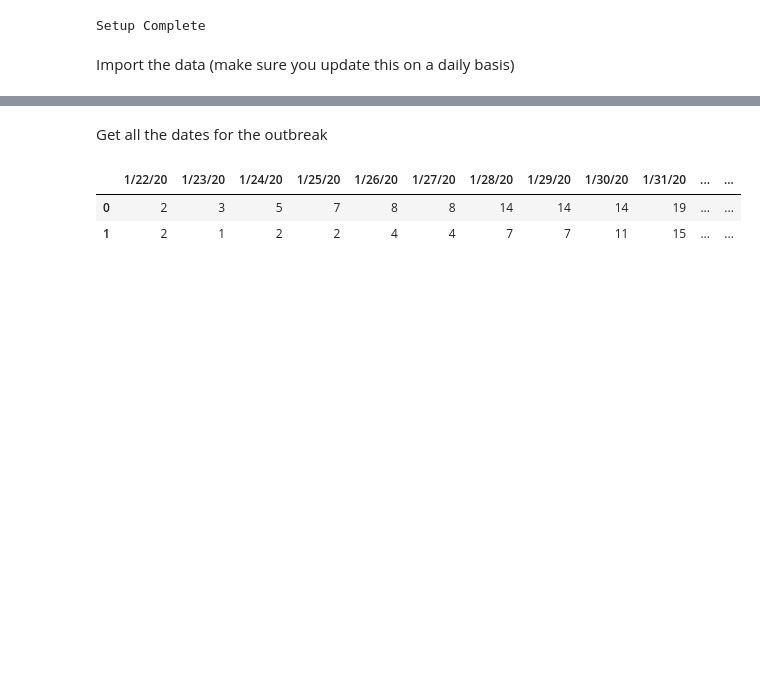
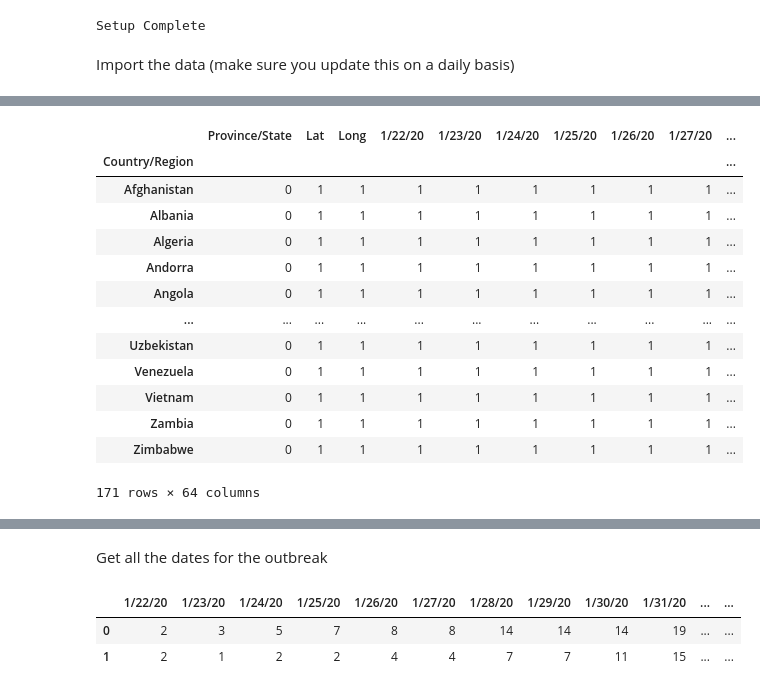
Before and after one commit to DataSenseiAryan/Covid19, a Jupyter notebook: MyVisualisation.ipynb, the cells around one changed output, grey strips where cells are left out. Drawn from its saved outputs; the diff is of its cells as text; code cells hidden in the pictures; blank space fills up the shorter version.

```diff
--- a/MyVisualisation.ipynb
+++ b/MyVisualisation.ipynb
@@ -36,0 +37,17 @@ conf_df.head(2)
+# %%
+conf_df.groupby('Country/Region').count()
+# %% [output]
+|  | Province/State | Lat | Long | 1/22/20 | 1/23/20 | 1/24/20 | 1/25/20 | 1/26/20 | 1/27/20 | ... |
+| Country/Region |  |  |  |  |  |  |  |  |  | ... |
+| Afghanistan | 0 | 1 | 1 | 1 | 1 | 1 | 1 | 1 | 1 | ... |
+| Albania | 0 | 1 | 1 | 1 | 1 | 1 | 1 | 1 | 1 | ... |
+| Algeria | 0 | 1 | 1 | 1 | 1 | 1 | 1 | 1 | 1 | ... |
+| Andorra | 0 | 1 | 1 | 1 | 1 | 1 | 1 | 1 | 1 | ... |
+| Angola | 0 | 1 | 1 | 1 | 1 | 1 | 1 | 1 | 1 | ... |
+| ... | ... | ... | ... | ... | ... | ... | ... | ... | ... | ... |
+| Uzbekistan | 0 | 1 | 1 | 1 | 1 | 1 | 1 | 1 | 1 | ... |
+| Venezuela | 0 | 1 | 1 | 1 | 1 | 1 | 1 | 1 | 1 | ... |
+| Vietnam | 0 | 1 | 1 | 1 | 1 | 1 | 1 | 1 | 1 | ... |
+| Zambia | 0 | 1 | 1 | 1 | 1 | 1 | 1 | 1 | 1 | ... |
+| Zimbabwe | 0 | 1 | 1 | 1 | 1 | 1 | 1 | 1 | 1 | ... |
+171 rows × 64 columns
```
Also changed, not shown: parts of 46 cells of this notebook, 9 other files.
